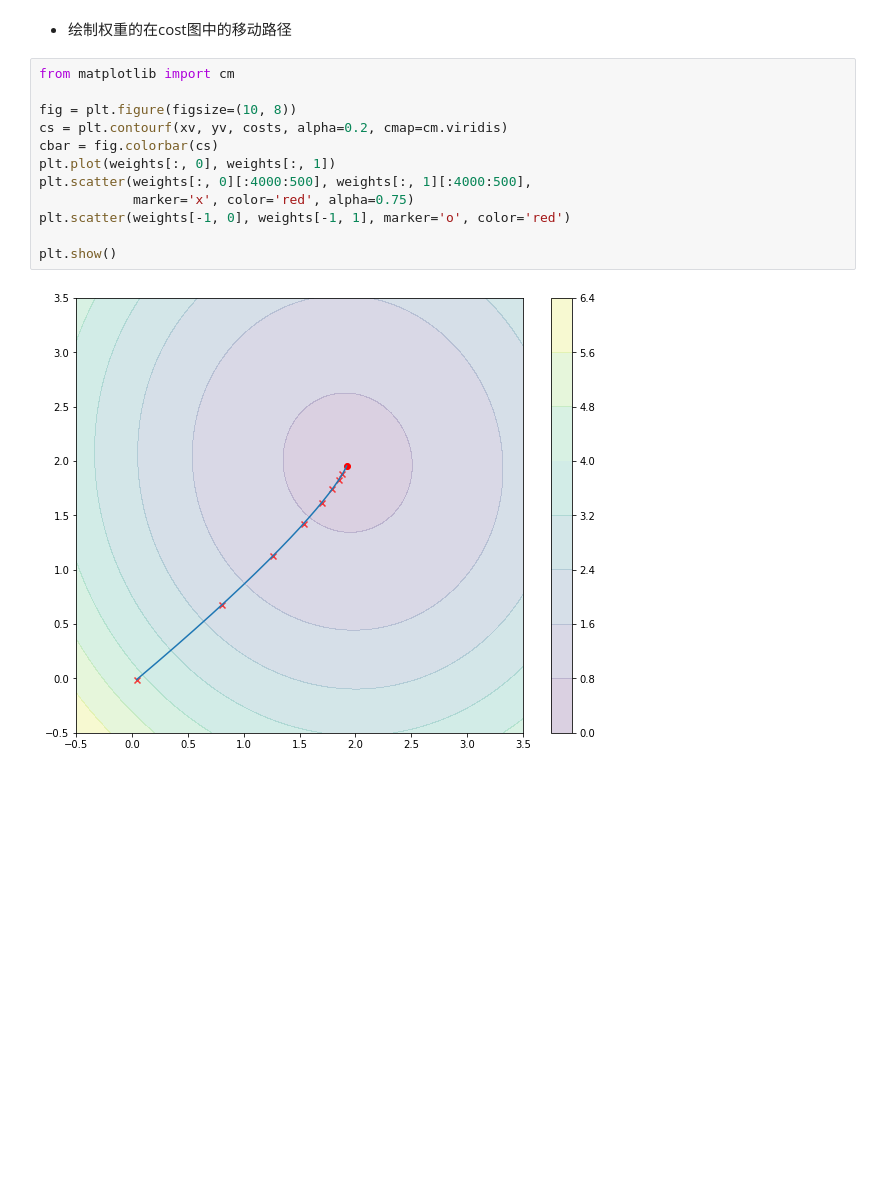
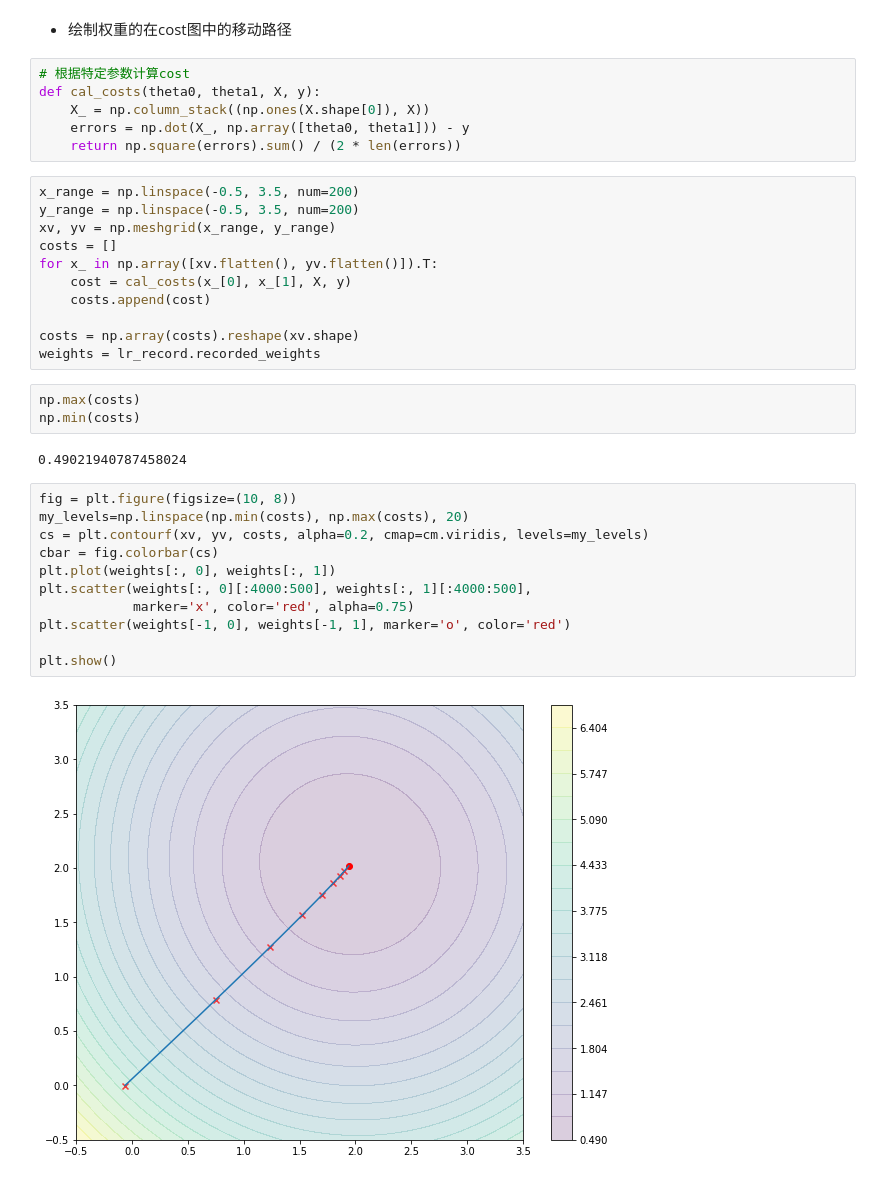
Before and after one commit to snowhyzhang/yukino, a Jupyter notebook: machine_learning/linear_regression_gd.ipynb, the cells around one changed output. Saved outputs shown, nothing was run; the diff lists cells and outputs as text; blank space fills up the shorter version.

```diff
--- a/machine_learning/linear_regression_gd.ipynb
+++ b/machine_learning/linear_regression_gd.ipynb
@@ -165,16 +168,37 @@ weights = lr_record.recorded_weights
 # %% [markdown]
 - 绘制权重的在cost图中的移动路径
+# %%
+# 根据特定参数计算cost
+def cal_costs(theta0, theta1, X, y):
+    X_ = np.column_stack((np.ones(X.shape[0]), X))
+    errors = np.dot(X_, np.array([theta0, theta1])) - y
+    return np.square(errors).sum() / (2 * len(errors))
+# %%
+x_range = np.linspace(-0.5, 3.5, num=200)
+y_range = np.linspace(-0.5, 3.5, num=200)
+xv, yv = np.meshgrid(x_range, y_range)
+costs = []
+for x_ in np.array([xv.flatten(), yv.flatten()]).T:
+    cost = cal_costs(x_[0], x_[1], X, y)
+    costs.append(cost)
+
+costs = np.array(costs).reshape(xv.shape)
+weights = lr_record.recorded_weights
+# %%
+np.max(costs)
+np.min(costs)
+# %% [output]
+0.49021940787458024
 # %%
-from matplotlib import cm
-
 fig = plt.figure(figsize=(10, 8))
-cs = plt.contourf(xv, yv, costs, alpha=0.2, cmap=cm.viridis)
+my_levels=np.linspace(np.min(costs), np.max(costs), 20)
+cs = plt.contourf(xv, yv, costs, alpha=0.2, cmap=cm.viridis, levels=my_levels)
 cbar = fig.colorbar(cs)
 plt.plot(weights[:, 0], weights[:, 1])
 plt.scatter(weights[:, 0][:4000:500], weights[:, 1][:4000:500],
             marker='x', color='red', alpha=0.75)
 plt.scatter(weights[-1, 0], weights[-1, 1], marker='o', color='red')
 
 plt.show()
 # %% [output]
-[figure, old version]
+[figure, new version]
```
Also changed, not shown: parts of 12 cells of this notebook.
